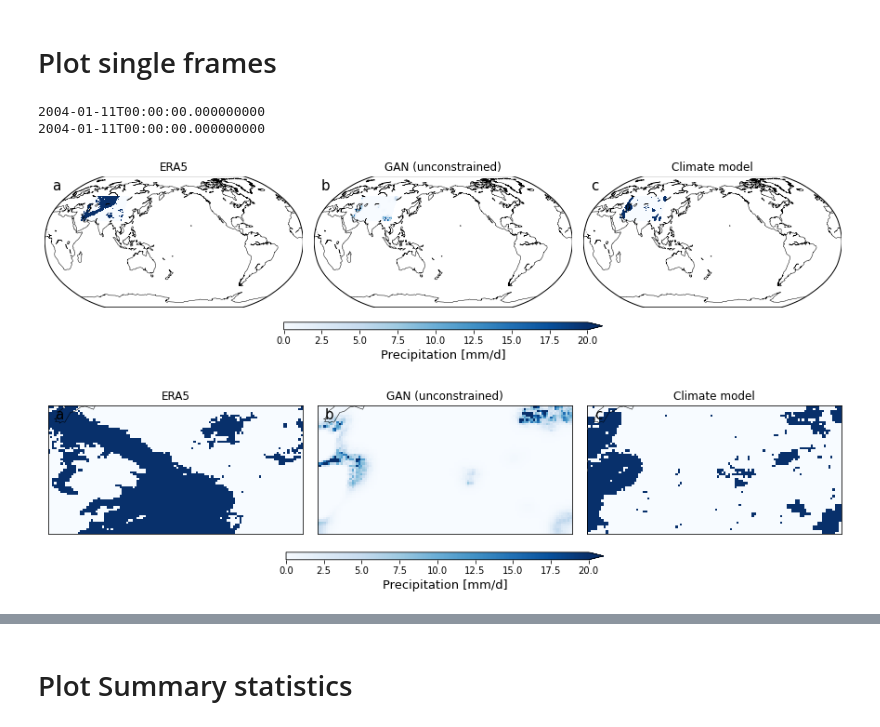
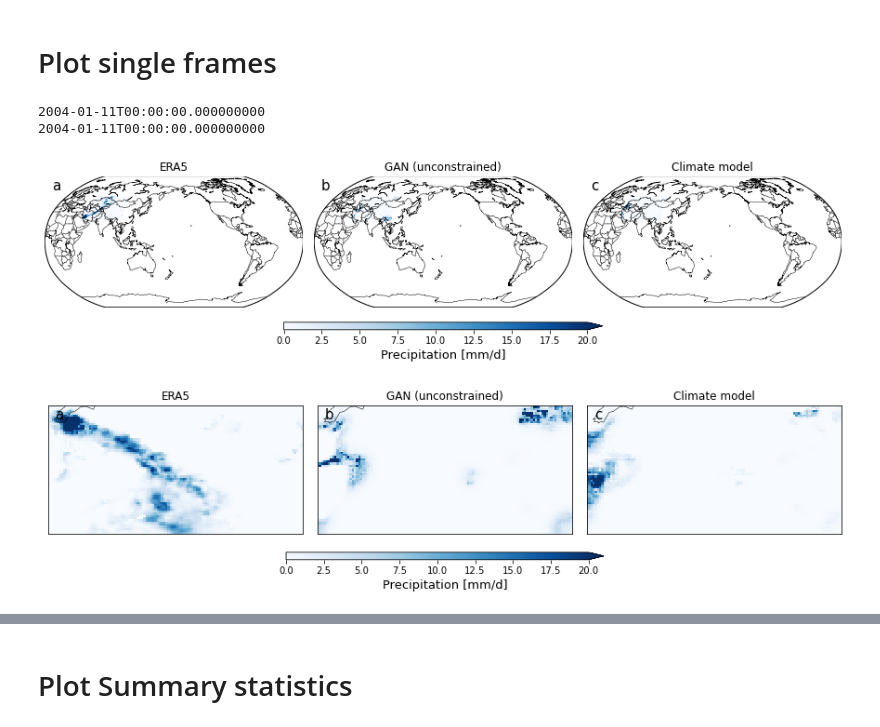
Before and after one commit to aim56009/Bias_GAN, a Jupyter notebook: code/run_notebook.ipynb, the cells around one changed output, grey strips where cells are left out. Drawn from its saved outputs; the diff is of its cells as text; code cells hidden in the pictures.

```diff
--- a/code/run_notebook.ipynb
+++ b/code/run_notebook.ipynb
@@ -444,10 +456,10 @@ class EvaluateCheckpoints():
 
         climate_model = xr.open_dataset(self.config.poem_path)
         if 'poem_precipitation' in climate_model.variables:
-            climate_model =  climate_model.poem_precipitation*3600*24                     #######is it nessecary to mulitply with this??########
+            climate_model =  climate_model.poem_precipitation#*3600*24                     #######is it nessecary to mulitply with this??########
         else:
-            climate_model =  climate_model.precipitation *3600*24                         #######is it nessecary to mulitply with this??########
-        era5 = xr.open_dataset(self.config.era5_path).era5_precipitation*3600*24            #######is it nessecary to mulitply with this??########
+            climate_model =  climate_model.precipitation #*3600*24                         #######is it nessecary to mulitply with this??########
+        era5 = xr.open_dataset(self.config.era5_path).era5_precipitation#*3600*24            #######is it nessecary to mulitply with this??########
         gan = self.gan_results.gan_precipitation
 
         data = TestData(era5, gan, climate_model=climate_model)
@@ -534,7 +543,7 @@ def plot_basemap(data: xr.DataArray,
                 fig=None,
                 projection='mill',
                 contourf=False,
-                map_resolution='l',
+                map_resolution='c',
                 vmin_contours=0.15,
                 vmax_contours=0.40,
                 mask_threshold=1):
@@ -557,8 +566,9 @@ def plot_basemap(data: xr.DataArray,
                 urcrnrlon=lons[-1], urcrnrlat=lats[-1],
                 projection=projection, lon_0=lon_0,
                 resolution=map_resolution, ax=axis)
+    m.drawcountries()
+    m.drawcoastlines(color='k', linewidth=0.5)
 
-    m.drawcoastlines(color='k', linewidth=0.5)
 
     if draw_coordinates:
         par = m.drawparallels(
@@ -865,12 +915,12 @@ test_data = data.get_test_data()
 # %% [markdown]
 # Plot single frames
 # %%
-time_index=10
+chose_day=10
 
-PlotAnalysis(test_data).single_frames(time_index=time_index)
-PlotAnalysis(test_data).single_frames(projection="cyl",time_index=time_index)
+PlotAnalysis(test_data).single_frames(time_index=chose_day)
+PlotAnalysis(test_data).single_frames(projection="cyl",time_index=chose_day)
 # %% [output]
 2004-01-11T00:00:00.000000000
 2004-01-11T00:00:00.000000000
-[figure, old version]
+[figure, new version]
-[figure, old version]
+[figure, new version]
```
Also changed, not shown: parts of 19 cells of this notebook.
